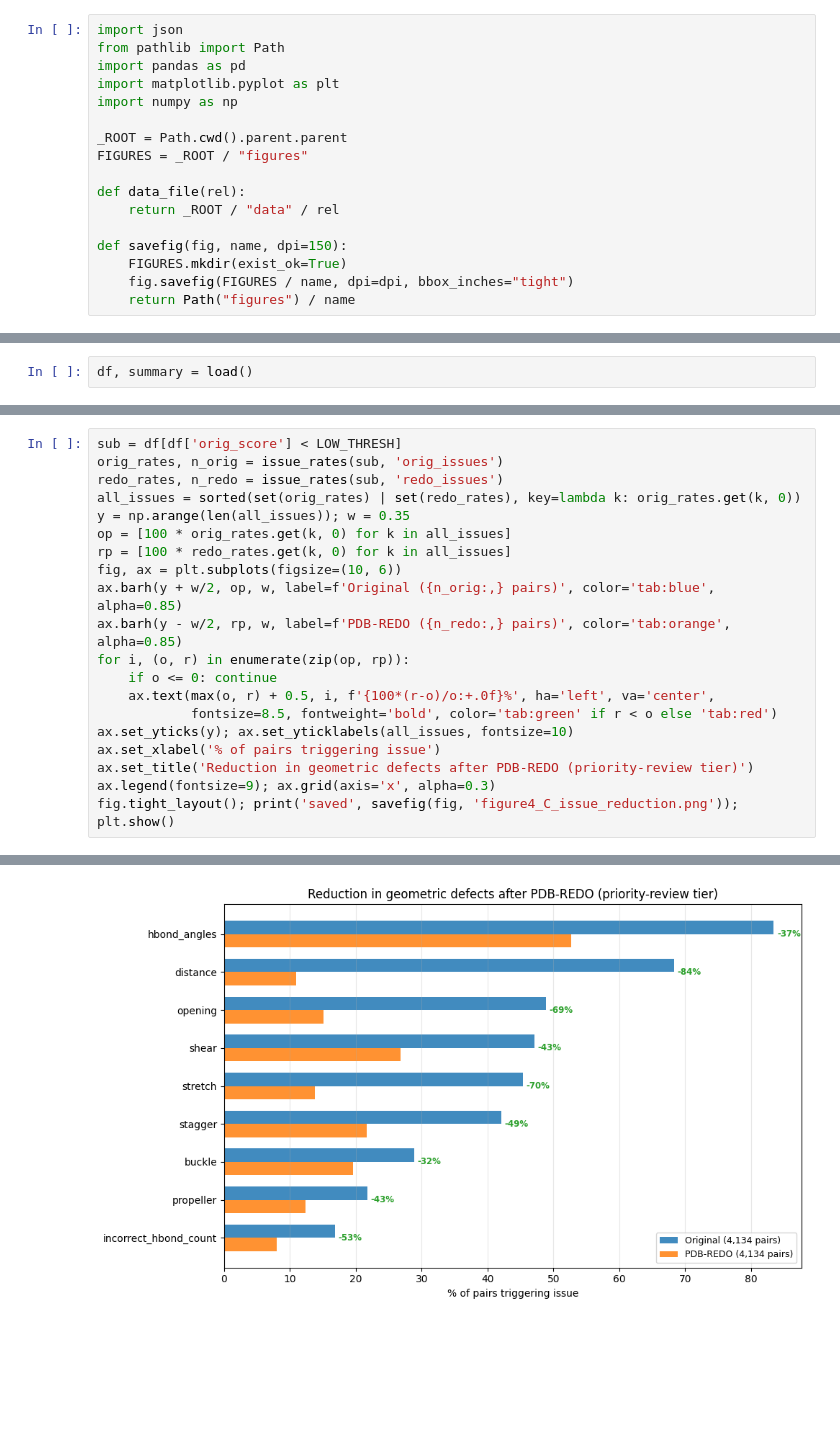
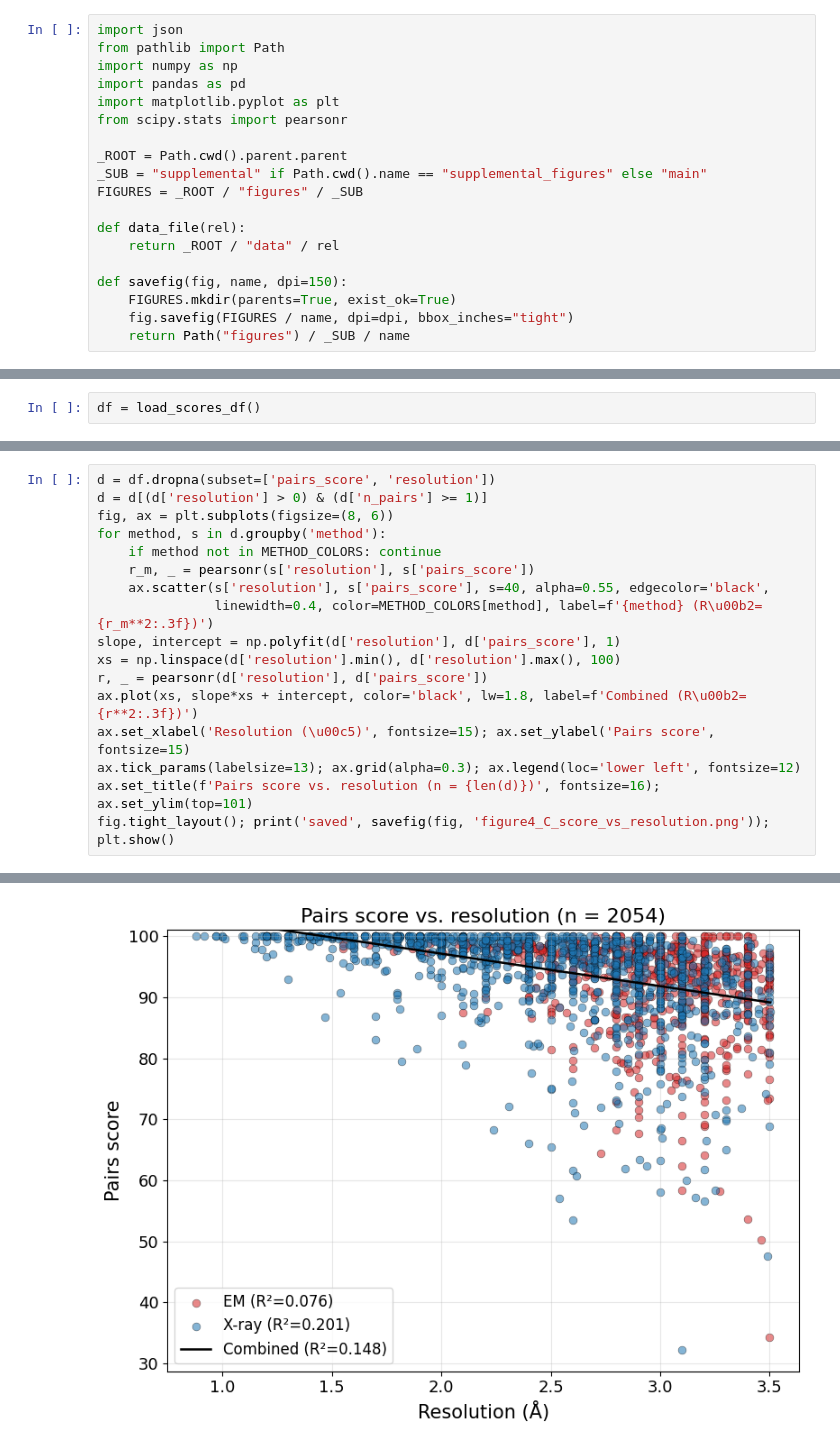
Before and after one commit to KamshinenD/PARSE-RNA-Analysis, a Jupyter notebook: notebooks/figures/figure4.ipynb, the cells around one changed output, grey strips where cells are left out. Cells and saved outputs as stored; diff of their text form; blank space fills up the shorter version.

```diff
--- a/notebooks/figures/figure4.ipynb
+++ b/notebooks/figures/figure4.ipynb
@@ -3,18 +3,20 @@
 # %%
 import json
 from pathlib import Path
+import numpy as np
 import pandas as pd
 import matplotlib.pyplot as plt
-import numpy as np
+from scipy.stats import pearsonr
 
 _ROOT = Path.cwd().parent.parent
-FIGURES = _ROOT / "figures"
+_SUB = "supplemental" if Path.cwd().name == "supplemental_figures" else "main"
+FIGURES = _ROOT / "figures" / _SUB
 
 def data_file(rel):
     return _ROOT / "data" / rel
 
 def savefig(fig, name, dpi=150):
-    FIGURES.mkdir(exist_ok=True)
+    FIGURES.mkdir(parents=True, exist_ok=True)
     fig.savefig(FIGURES / name, dpi=dpi, bbox_inches="tight")
-    return Path("figures") / name
+    return Path("figures") / _SUB / name
 # %%
@@ -43,3 +55,3 @@ def issue_rates(pairs_subset, issue_col):
 # %%
-df, summary = load()
+df = load_scores_df()
 # %% [markdown]
@@ -157,21 +107,18 @@ Issue rates before vs after re-refinement.
 # %%
-sub = df[df['orig_score'] < LOW_THRESH]
-orig_rates, n_orig = issue_rates(sub, 'orig_issues')
-redo_rates, n_redo = issue_rates(sub, 'redo_issues')
-all_issues = sorted(set(orig_rates) | set(redo_rates), key=lambda k: orig_rates.get(k, 0))
-y = np.arange(len(all_issues)); w = 0.35
-op = [100 * orig_rates.get(k, 0) for k in all_issues]
-rp = [100 * redo_rates.get(k, 0) for k in all_issues]
-fig, ax = plt.subplots(figsize=(10, 6))
-ax.barh(y + w/2, op, w, label=f'Original ({n_orig:,} pairs)', color='tab:blue', alpha=0.85)
-ax.barh(y - w/2, rp, w, label=f'PDB-REDO ({n_redo:,} pairs)', color='tab:orange', alpha=0.85)
-for i, (o, r) in enumerate(zip(op, rp)):
-    if o <= 0: continue
-    ax.text(max(o, r) + 0.5, i, f'{100*(r-o)/o:+.0f}%', ha='left', va='center',
-            fontsize=8.5, fontweight='bold', color='tab:green' if r < o else 'tab:red')
-ax.set_yticks(y); ax.set_yticklabels(all_issues, fontsize=10)
-ax.set_xlabel('% of pairs triggering issue')
-ax.set_title('Reduction in geometric defects after PDB-REDO (priority-review tier)')
-ax.legend(fontsize=9); ax.grid(axis='x', alpha=0.3)
-fig.tight_layout(); print('saved', savefig(fig, 'figure4_C_issue_reduction.png')); plt.show()
+d = df.dropna(subset=['pairs_score', 'resolution'])
+d = d[(d['resolution'] > 0) & (d['n_pairs'] >= 1)]
+fig, ax = plt.subplots(figsize=(8, 6))
+for method, s in d.groupby('method'):
+    if method not in METHOD_COLORS: continue
+    r_m, _ = pearsonr(s['resolution'], s['pairs_score'])
+    ax.scatter(s['resolution'], s['pairs_score'], s=40, alpha=0.55, edgecolor='black',
+               linewidth=0.4, color=METHOD_COLORS[method], label=f'{method} (R\u00b2={r_m**2:.3f})')
+slope, intercept = np.polyfit(d['resolution'], d['pairs_score'], 1)
+xs = np.linspace(d['resolution'].min(), d['resolution'].max(), 100)
+r, _ = pearsonr(d['resolution'], d['pairs_score'])
+ax.plot(xs, slope*xs + intercept, color='black', lw=1.8, label=f'Combined (R\u00b2={r**2:.3f})')
+ax.set_xlabel('Resolution (\u00c5)', fontsize=15); ax.set_ylabel('Pairs score', fontsize=15)
+ax.tick_params(labelsize=13); ax.grid(alpha=0.3); ax.legend(loc='lower left', fontsize=12)
+ax.set_title(f'Pairs score vs. resolution (n = {len(d)})', fontsize=16); ax.set_ylim(top=101)
+fig.tight_layout(); print('saved', savefig(fig, 'figure4_C_score_vs_resolution.png')); plt.show()
 # %% [output]
@@ -179 +126 @@ saved figures/figure4_C_issue_reduction.png
-[figure, old version]
+[figure, new version]
```
Also changed, not shown: parts of 17 cells of this notebook, 41 other files.
